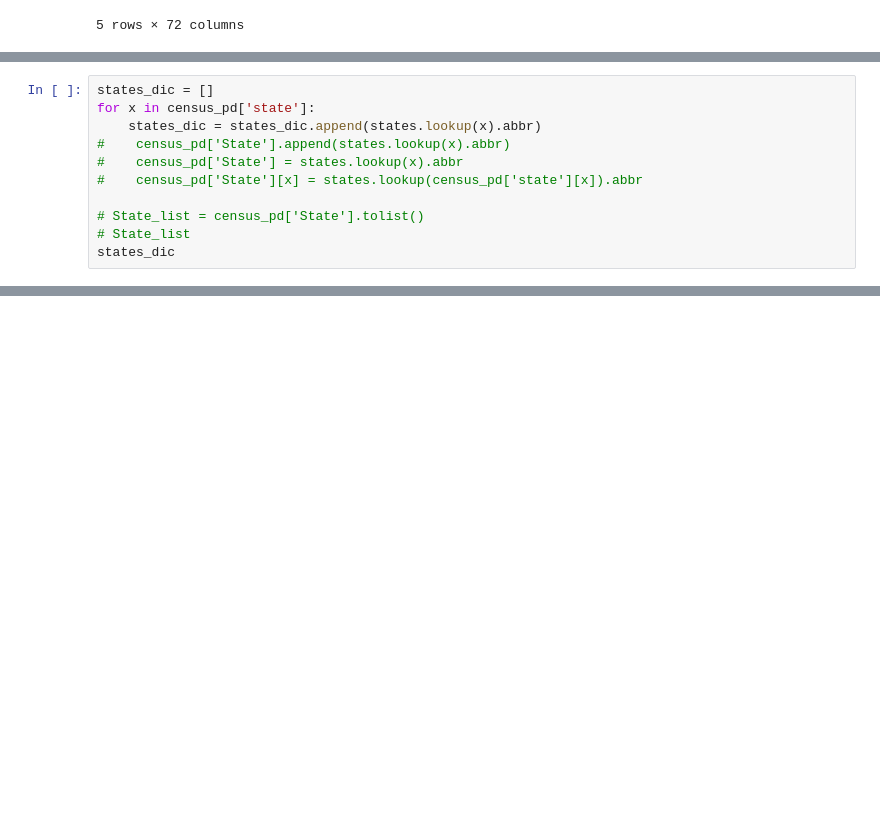
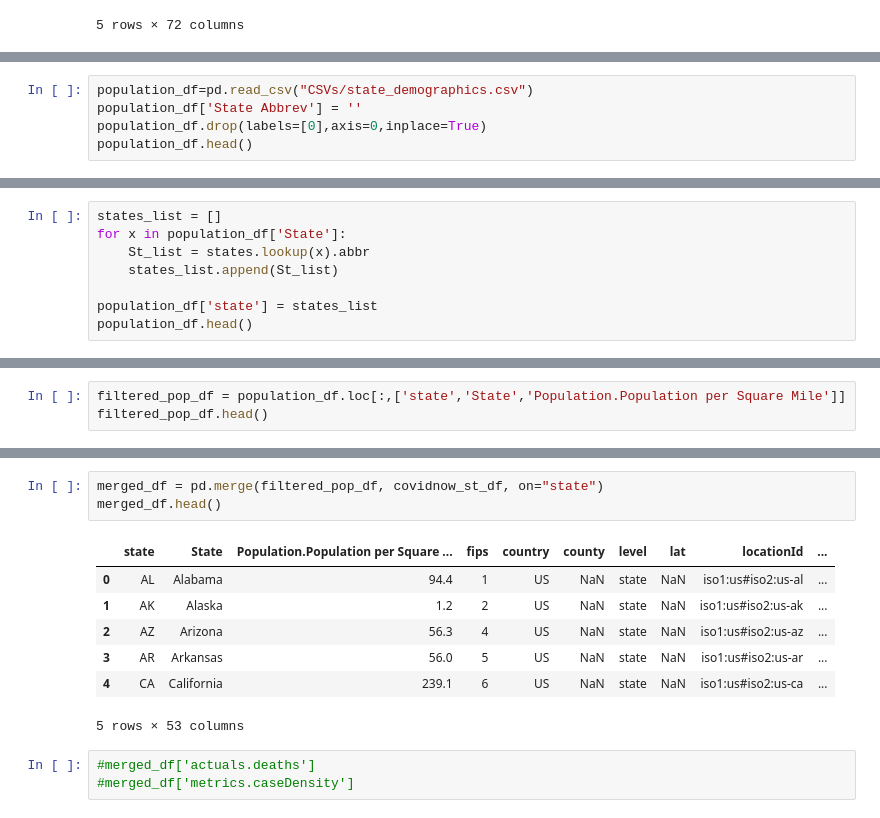
Before and after one commit to Sean71392/Project1, a Jupyter notebook: Code/Starting-Code.ipynb, the cells around one changed output, grey strips where cells are left out. Saved outputs shown, nothing was run; the diff lists cells and outputs as text; blank space fills up the shorter version.

Commit message:
created dataframe for analysis

```diff
--- a/Code/Starting-Code.ipynb
+++ b/Code/Starting-Code.ipynb
@@ -72,11 +49,0 @@ census_pd.head()
-# %%
-states_dic = []
-for x in census_pd['state']:
-    states_dic = states_dic.append(states.lookup(x).abbr)
-#    census_pd['State'].append(states.lookup(x).abbr)
-#    census_pd['State'] = states.lookup(x).abbr
-#    census_pd['State'][x] = states.lookup(census_pd['state'][x]).abbr
-
-# State_list = census_pd['State'].tolist()
-# State_list
-states_dic
@@ -104,0 +50,5 @@ census_pd
+# %%
+population_df=pd.read_csv("CSVs/state_demographics.csv")
+population_df['State Abbrev'] = ''
+population_df.drop(labels=[0],axis=0,inplace=True)
+population_df.head()
@@ -104,0 +63,8 @@ census_pd
+# %%
+states_list = []
+for x in population_df['State']:
+    St_list = states.lookup(x).abbr
+    states_list.append(St_list)
+
+population_df['state'] = states_list
+population_df.head()
@@ -104,0 +79,3 @@ census_pd
+# %%
+filtered_pop_df = population_df.loc[:,['state','State','Population.Population per Square Mile']]
+filtered_pop_df.head()
@@ -104,0 +89,14 @@ census_pd
+# %%
+merged_df = pd.merge(filtered_pop_df, covidnow_st_df, on="state")
+merged_df.head()
+# %% [output]
+|  | state | State | Population.Population per Square ... | fips | country | county | level | lat | locationId | ... |
+| 0 | AL | Alabama | 94.4 | 1 | US | NaN | state | NaN | iso1:us#iso2:us-al | ... |
+| 1 | AK | Alaska | 1.2 | 2 | US | NaN | state | NaN | iso1:us#iso2:us-ak | ... |
+| 2 | AZ | Arizona | 56.3 | 4 | US | NaN | state | NaN | iso1:us#iso2:us-az | ... |
+| 3 | AR | Arkansas | 56.0 | 5 | US | NaN | state | NaN | iso1:us#iso2:us-ar | ... |
+| 4 | CA | California | 239.1 | 6 | US | NaN | state | NaN | iso1:us#iso2:us-ca | ... |
+5 rows × 53 columns
+# %%
+#merged_df['actuals.deaths']
+#merged_df['metrics.caseDensity']
```
Also changed, not shown: parts of 13 cells of this notebook, 1 other file.
